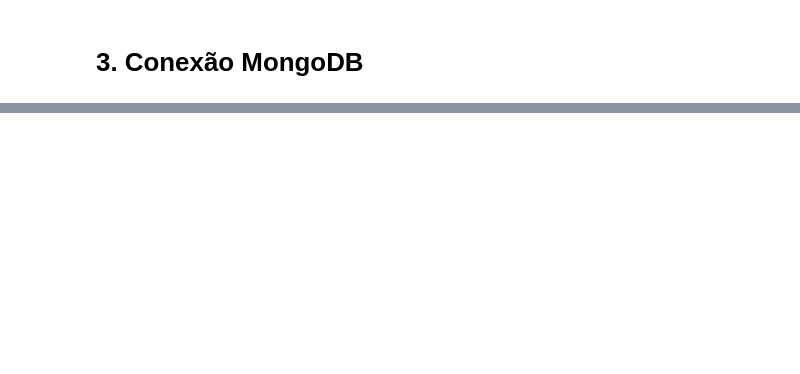
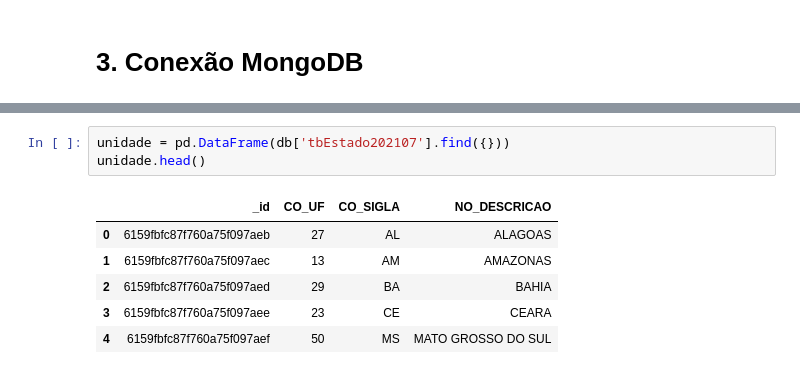
Before and after one commit to bombermal/Personal_Proj_Lais_Data_Engineer, a Jupyter notebook: main.ipynb, the cells around one changed output, grey strips where cells are left out. Drawn from its saved outputs; the diff is of its cells as text; blank space fills up the shorter version.

```diff
--- a/main.ipynb
+++ b/main.ipynb
@@ -237,0 +282,10 @@ pd.DataFrame(collection.find())
+# %%
+unidade = pd.DataFrame(db['tbEstado202107'].find({}))
+unidade.head()
+# %% [output]
+|  | _id | CO_UF | CO_SIGLA | NO_DESCRICAO |
+| 0 | 6159fbfc87f760a75f097aeb | 27 | AL | ALAGOAS |
+| 1 | 6159fbfc87f760a75f097aec | 13 | AM | AMAZONAS |
+| 2 | 6159fbfc87f760a75f097aed | 29 | BA | BAHIA |
+| 3 | 6159fbfc87f760a75f097aee | 23 | CE | CEARA |
+| 4 | 6159fbfc87f760a75f097aef | 50 | MS | MATO GROSSO DO SUL |
```
Also changed, not shown: parts of 14 cells of this notebook, 1 other file.
